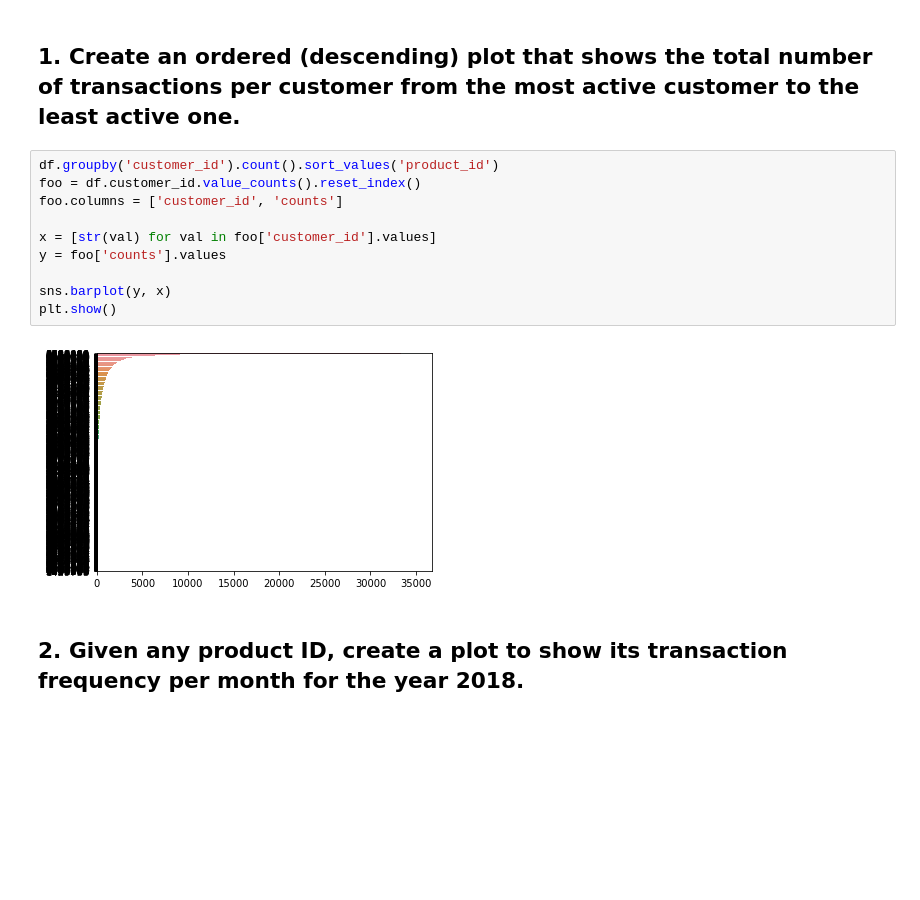
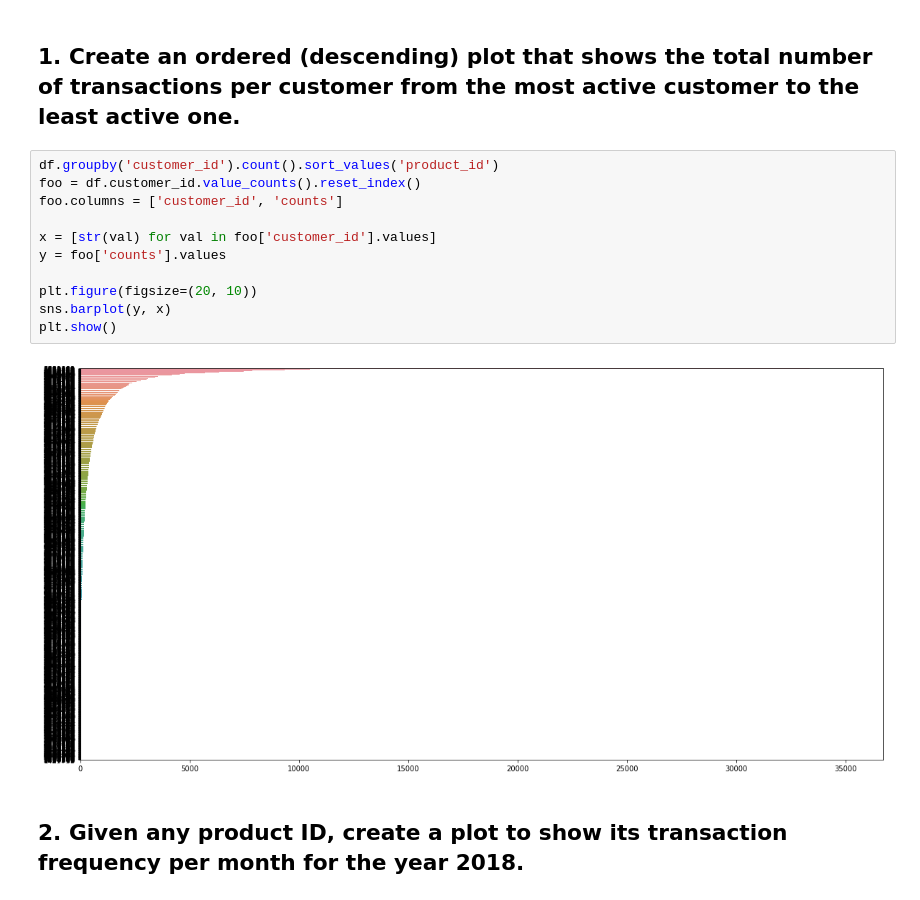
Before and after one commit to kkiani/customer_transactions_history, a Jupyter notebook: notebooks/visuals-development.ipynb, the cells around one changed output. Saved outputs shown, nothing was run; the diff lists cells and outputs as text; blank space fills up the shorter version.

```diff
--- a/notebooks/visuals-development.ipynb
+++ b/notebooks/visuals-development.ipynb
@@ -37,15 +38,16 @@ df.sort_values('date')
 # %%
 df.groupby('customer_id').count().sort_values('product_id')
 foo = df.customer_id.value_counts().reset_index()
 foo.columns = ['customer_id', 'counts']
 
 x = [str(val) for val in foo['customer_id'].values]
 y = foo['counts'].values
 
+plt.figure(figsize=(20, 10))
 sns.barplot(y, x)
 plt.show()
 # %% [output]
-[figure, old version]
+[figure, new version]
 # %% [markdown]
 ## 2. Given any product ID, create a plot to show its transaction frequency per month for the year 2018.
 # %%
```
Also changed, not shown: parts of 5 cells of this notebook.
